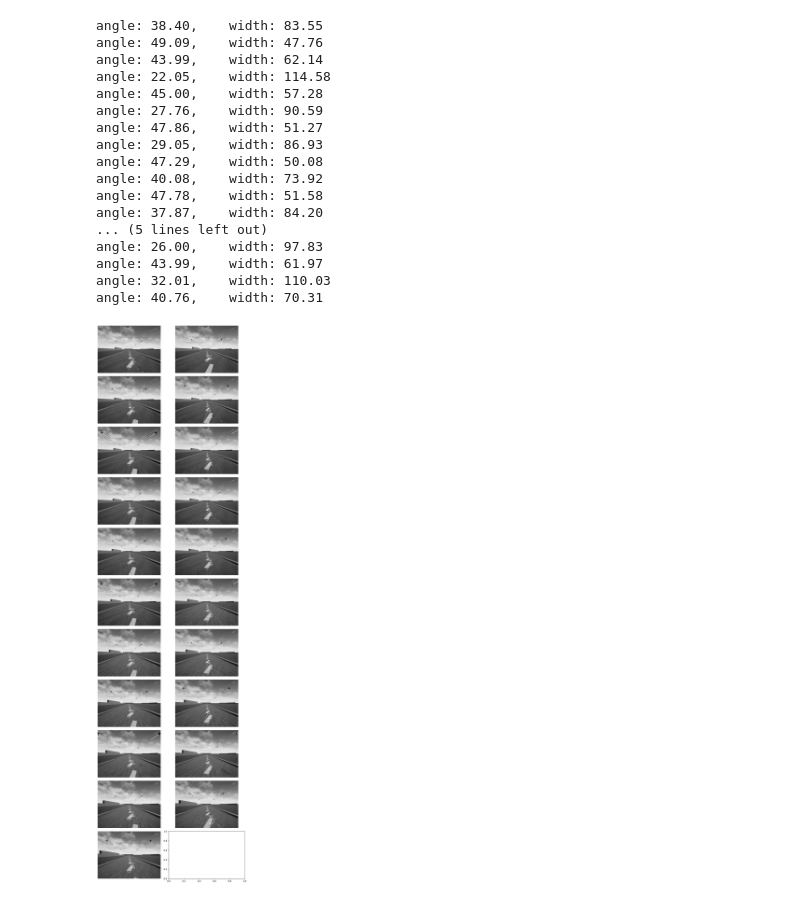
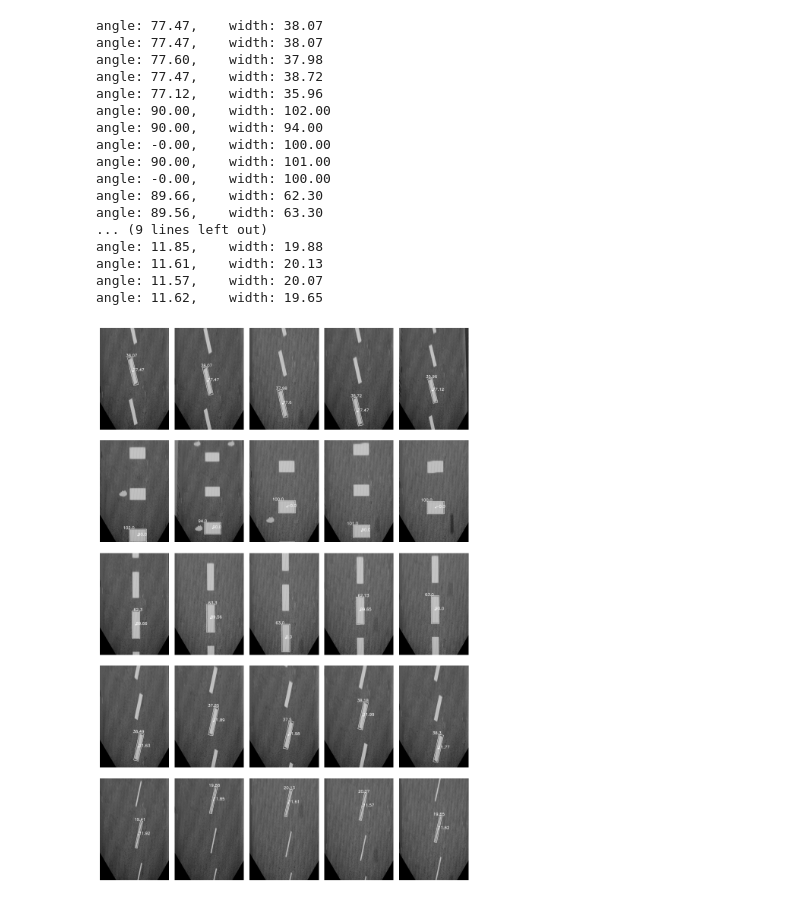
Before and after one commit to medhatfawzy/line-decoding-pipeline, a Jupyter notebook: imgproc.ipynb, the cells around one changed output. Drawn from its saved outputs; the diff is of its cells as text; code cells hidden in the pictures.

```diff
--- a/imgproc.ipynb
+++ b/imgproc.ipynb
@@ -84,8 +96,8 @@ def process_image(img):
 # %%
 def show_imgs(imgs):
-    rows = int(np.ceil(len(imgs) / 2))
-    cols = 2
-    fig, axs = plt.subplots(rows, cols, figsize=(10, 35))
+    rows = int(np.ceil(len(imgs) / 5))
+    cols = 5
+    fig, axs = plt.subplots(rows, cols, figsize=(10, 15))
     for img, ax in zip(imgs, axs.flatten()):
         ax.imshow(img, cmap="gray")
         ax.axis("off")
@@ -106,29 +123,35 @@ def show_imgs(imgs):
 # %%
 folder = "imgs"
 images = []
+imgs_canny = []
+imgs_hou = []
 
 for img_name in os.listdir(folder):
     img = cv2.imread(os.path.join(folder, img_name), cv2.IMREAD_GRAYSCALE)
-    img = process_image(img)
+    img, img_canny, img_hou = process_image(img)
     images.append(img)
+    imgs_canny.append(img_canny)
+    imgs_hou.append(img_hou)
 
 show_imgs(images)
+# show_imgs(imgs_canny)
+# show_imgs(imgs_hou)
 # %% [output]
-angle: 38.40,    width: 83.55
-angle: 49.09,    width: 47.76
-angle: 43.99,    width: 62.14
-angle: 22.05,    width: 114.58
-angle: 45.00,    width: 57.28
-angle: 27.76,    width: 90.59
-angle: 47.86,    width: 51.27
-angle: 29.05,    width: 86.93
-angle: 47.29,    width: 50.08
-angle: 40.08,    width: 73.92
-angle: 47.78,    width: 51.58
-angle: 37.87,    width: 84.20
-... (5 lines left out)
-angle: 26.00,    width: 97.83
-angle: 43.99,    width: 61.97
-angle: 32.01,    width: 110.03
-angle: 40.76,    width: 70.31
+angle: 77.47,    width: 38.07
+angle: 77.47,    width: 38.07
+angle: 77.60,    width: 37.98
+angle: 77.47,    width: 38.72
+angle: 77.12,    width: 35.96
+angle: 90.00,    width: 102.00
+angle: 90.00,    width: 94.00
+angle: -0.00,    width: 100.00
+angle: 90.00,    width: 101.00
+angle: -0.00,    width: 100.00
+angle: 89.66,    width: 62.30
+angle: 89.56,    width: 63.30
+... (9 lines left out)
+angle: 11.85,    width: 19.88
+angle: 11.61,    width: 20.13
+angle: 11.57,    width: 20.07
+angle: 11.62,    width: 19.65
-[figure, old version]
+[figure, new version]
```
Also changed, not shown: parts of 2 cells of this notebook, 43 other files.
